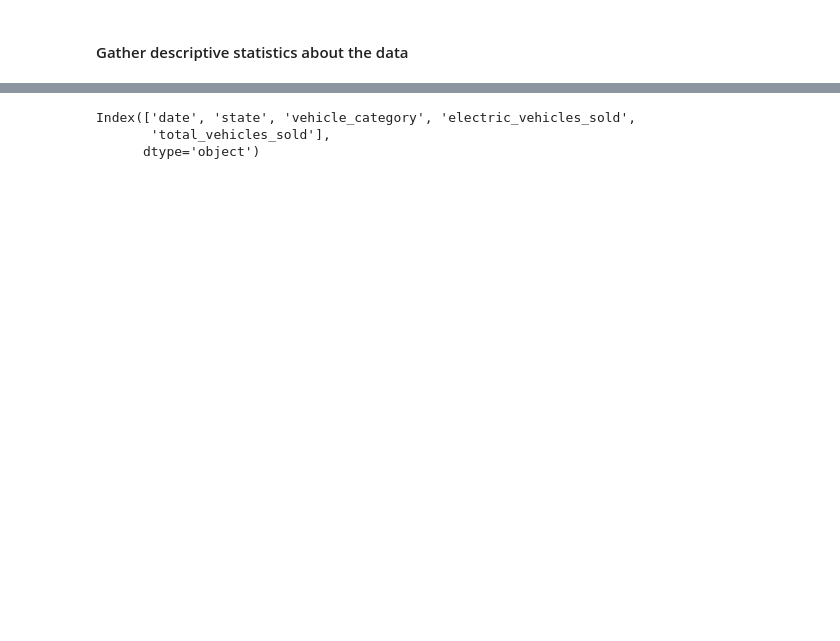
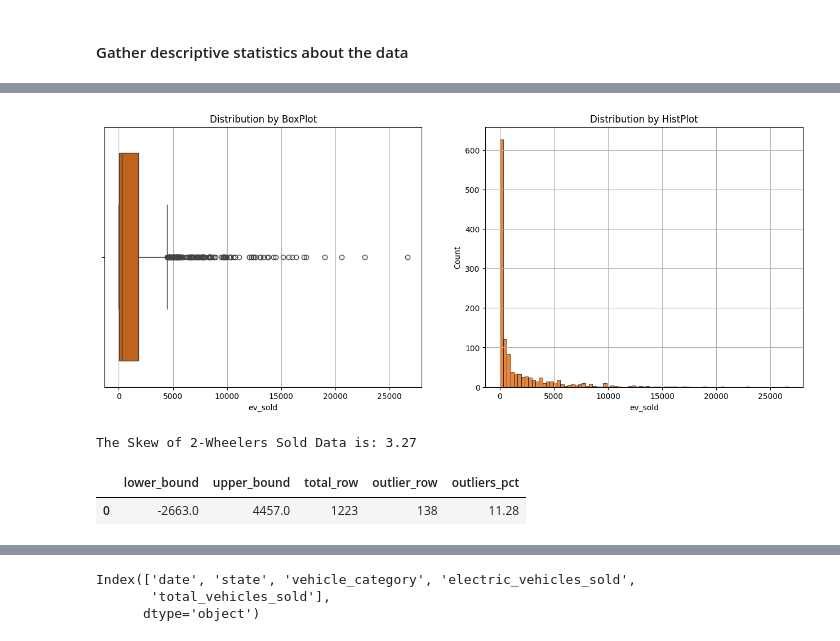
Before and after one commit to WalterEdwardd/General_Motors-Provide_Insights_to_Chief_in_Electric_and_Hybrid_Vehicles, a Jupyter notebook: notebooks/processed_data.ipynb, the cells around one changed output, grey strips where cells are left out. Saved outputs shown, nothing was run; the diff lists cells and outputs as text; code cells hidden in the pictures; blank space fills up the shorter version.

```diff
--- a/notebooks/processed_data.ipynb
+++ b/notebooks/processed_data.ipynb
@@ -164,0 +368,10 @@ As a data cleaning step, rename the columns as needed. Standardize the column na
+# %%
+# filter rows with 'vehicles category' is "2-Wheelers"
+state_2_wh = sales_by_states[sales_by_states['vehicle_cat']=='2-wheelers']
+# check statistics values
+state_2_wh.groupby(['state']).agg(
+    min=('ev_sold','min'),
+    mean=('ev_sold','mean'),
+    median=('ev_sold','median'),
+    max=('ev_sold','max')
+).reset_index()
@@ -164,0 +396,29 @@ As a data cleaning step, rename the columns as needed. Standardize the column na
+# %%
+# Create a BoxPlot and HistPlot to visualize distribution of 'ev_sold' and detect any outliers
+# set the size of chart
+plt.figure(figsize=(16,6))
+# first subplot by box plot
+plt.subplot(1,2,1)
+plt.grid()
+sns.boxplot(data=state_2_wh, x='ev_sold', color='#DC5F00')
+plt.title("Distribution by BoxPlot")
+# second subplot by hist plot
+plt.subplot(1,2,2)
+plt.grid()
+sns.histplot(data=state_2_wh, x='ev_sold', color='#DC5F00')
+plt.title("Distribution by HistPlot")
+# plot the chart
+plt.show()
+# Check the skewness of data in the "sold_quantity" column
+print(f"The Skew of 2-Wheelers Sold Data is: {round(state_2_wh['ev_sold'].skew(), 2)}")
+# %% [output]
+[figure, added]
+The Skew of 2-Wheelers Sold Data is: 3.27
+# %%
+# check the outliers, find out the upper bound, lower bound of the electric vehicles sold column
+state_2_wh_sold_limit = check_outlier(state_2_wh, 'ev_sold')
+# Display the required information
+state_2_wh_sold_limit
+# %% [output]
+|  | lower_bound | upper_bound | total_row | outlier_row | outliers_pct |
+| 0 | -2663.0 | 4457.0 | 1223 | 138 | 11.28 |
```
Also changed, not shown: parts of 214 cells of this notebook.
